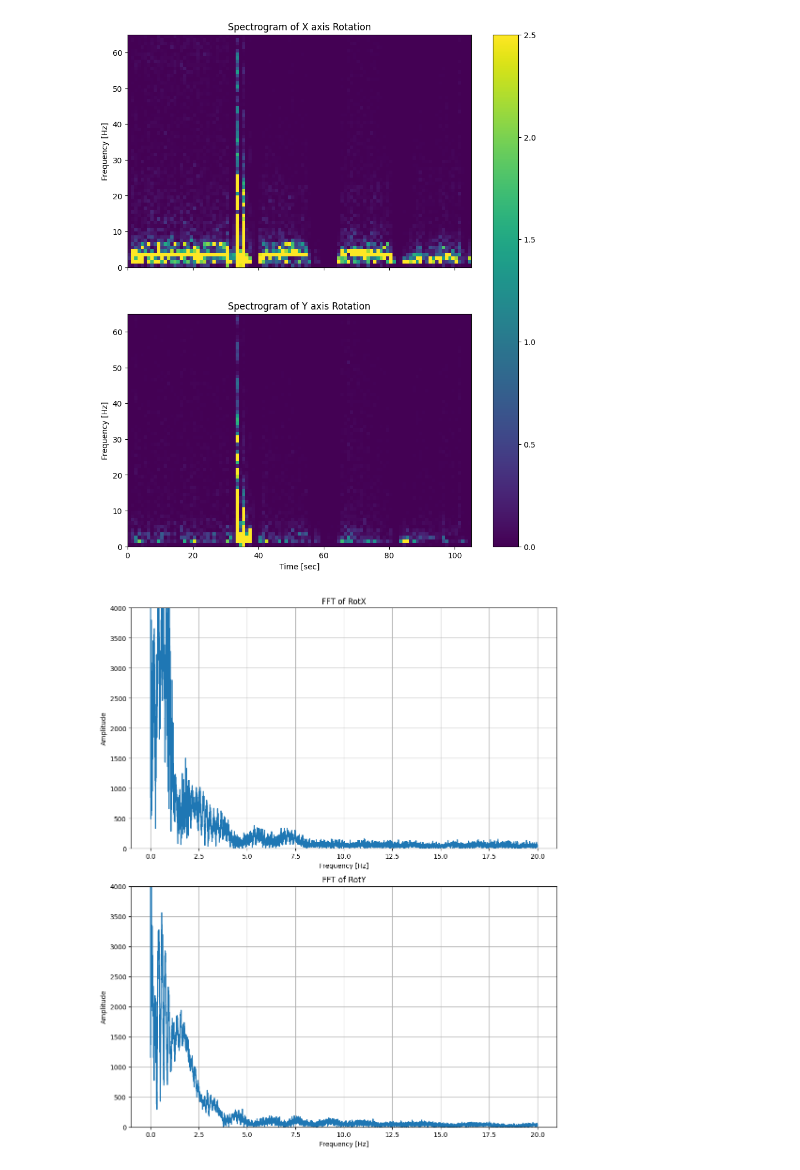
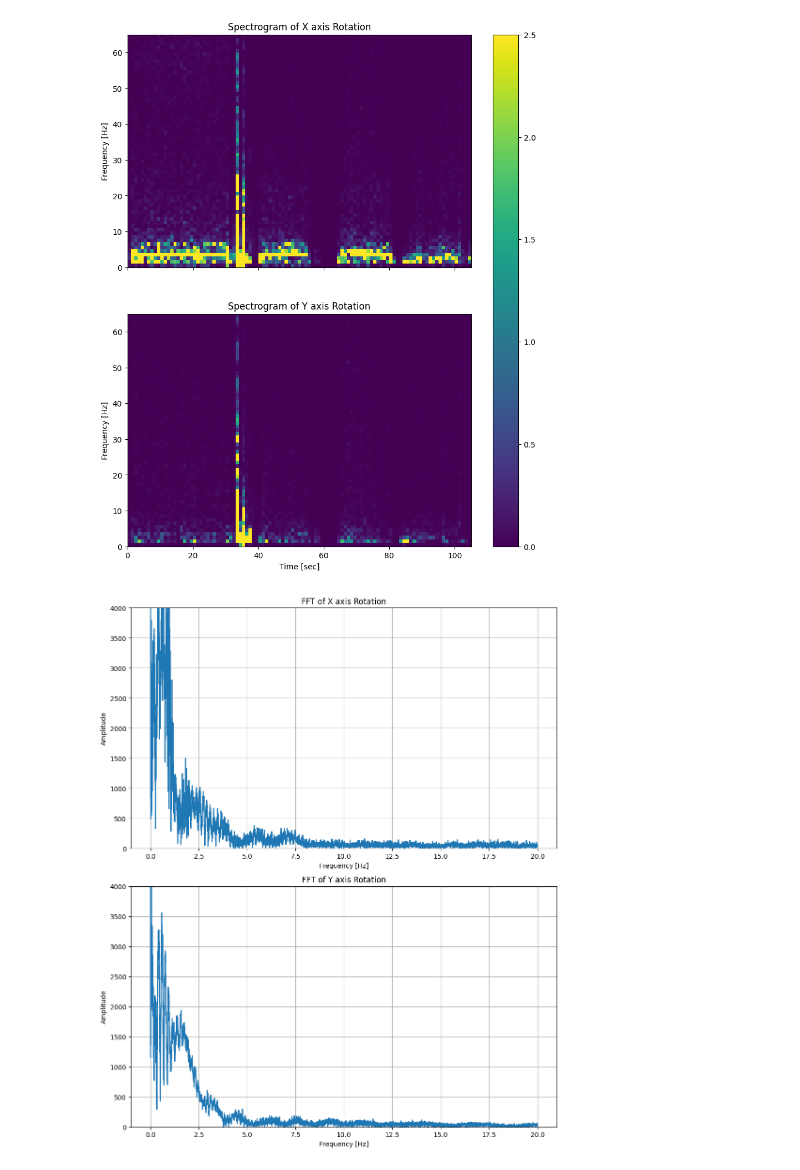
Before and after one commit to yasyamauchi/education, a Jupyter notebook: m5Stack_IMU2025.ipynb, the cells around one changed output. Saved outputs shown, nothing was run; the diff lists cells and outputs as text; code cells hidden in the pictures.

```diff
--- a/m5Stack_IMU2025.ipynb
+++ b/m5Stack_IMU2025.ipynb
@@ -130,33 +101,33 @@ plt.show()
 # %%
 from scipy.fft import fft, fftfreq
 
 N = len(RotX) # Length of the AccY data
 yf1 = fft(RotX) # Perform the Fourier Transform on AccY
 xf1 = fftfreq(N, 1 / samplerate) # Generate frequency axis for the transformed data
 yf2 = fft(RotY) # Perform the Fourier Transform on AccY
 xf2 = fftfreq(N, 1 / samplerate) # Generate frequency axis for the transformed data
 
 # Plot the single-sided amplitude spectrum
 fig = plt.figure(figsize=(10, 12))
 ax1 = fig.add_subplot(2, 1, 1)
 ax2 = fig.add_subplot(2, 1, 2)
 
 ax1.plot(xf1[0:N//2], np.abs(yf1[0:N//2])) # Plot the positive frequencies
-ax1.set_title('FFT of RotX')
+ax1.set_title('FFT of X axis Rotation')
 ax1.set_xlabel('Frequency [Hz]')
 ax1.set_ylabel('Amplitude')
 ax1.set_ylim(0,4000)
 ax1.grid()
 
 ax2.plot(xf2[0:N//2], np.abs(yf2[0:N//2])) # Plot the positive frequencies
-ax2.set_title('FFT of RotY')
+ax2.set_title('FFT of Y axis Rotation')
 ax2.set_xlabel('Frequency [Hz]')
 ax2.set_ylabel('Amplitude')
 ax2.set_ylim(0,4000)
 ax2.grid()
 
 fig.tight_layout()              #レイアウトの設定
 
 plt.show()
 # %% [output]
-[figure, old version]
+[figure, new version]
```
Also changed, not shown: parts of 1 cell of this notebook.
